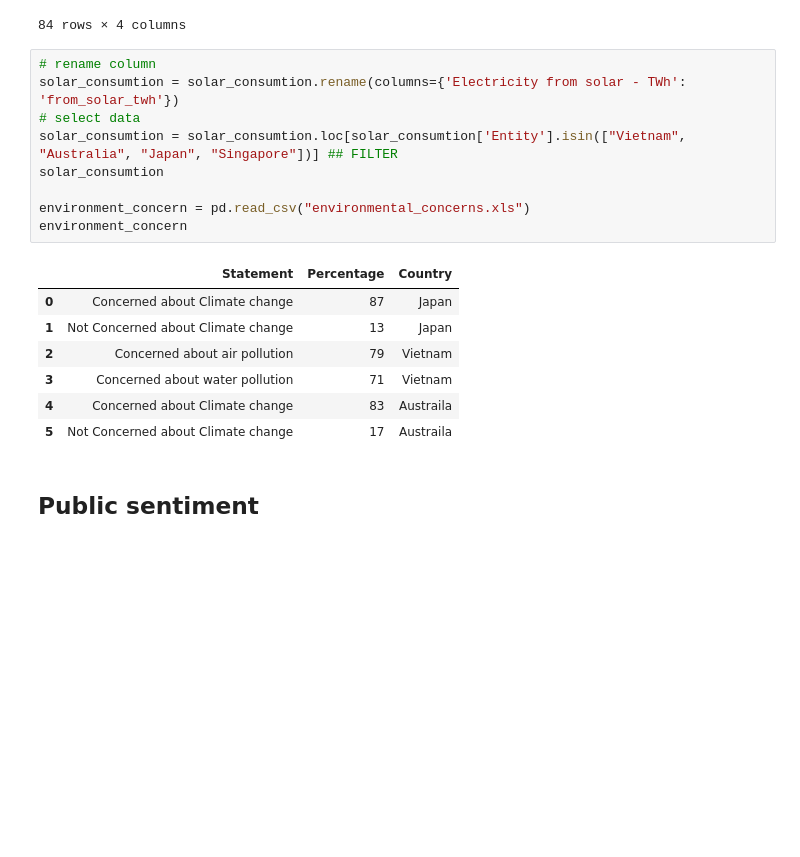
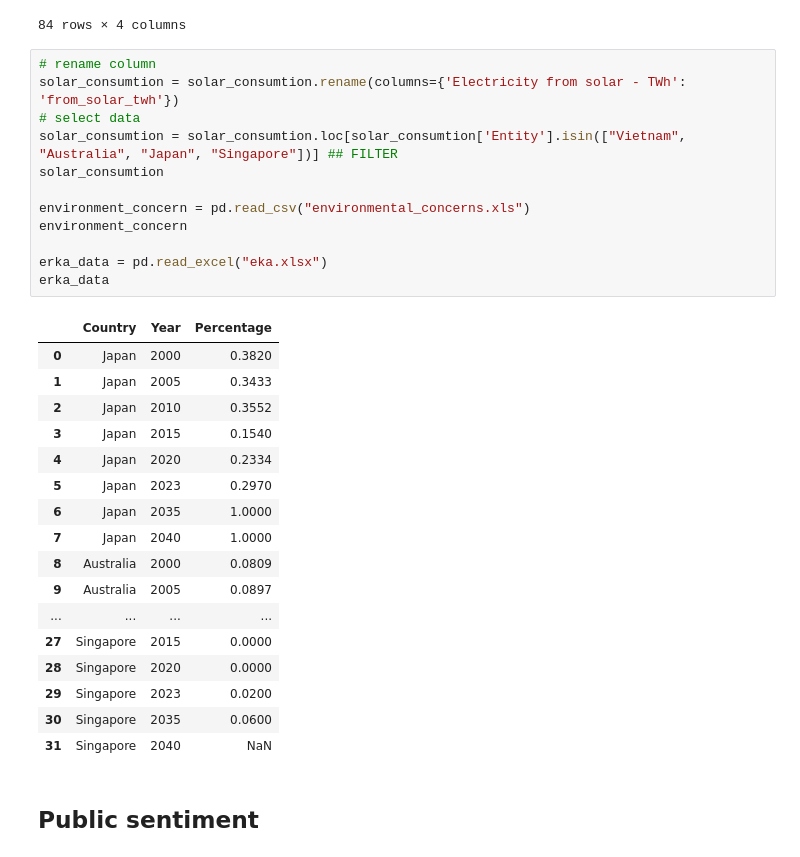
Before and after one commit to bay1900/solar-interactive-dashboard, a Jupyter notebook: interactive_dashboard.ipynb, the cells around one changed output. Cells and saved outputs as stored; diff of their text form; blank space fills up the shorter version.

```diff
--- a/interactive_dashboard.ipynb
+++ b/interactive_dashboard.ipynb
@@ -57,20 +58,33 @@ solar_capability
 # %%
 # rename column
 solar_consumtion = solar_consumtion.rename(columns={'Electricity from solar - TWh': 'from_solar_twh'})
 # select data
 solar_consumtion = solar_consumtion.loc[solar_consumtion['Entity'].isin(["Vietnam", "Australia", "Japan", "Singapore"])] ## FILTER
 solar_consumtion
 
 environment_concern = pd.read_csv("environmental_concerns.xls")
 environment_concern
+
+erka_data = pd.read_excel("eka.xlsx")
+erka_data
 # %% [output]
-|  | Statement | Percentage | Country |
-| 0 | Concerned about Climate change | 87 | Japan |
-| 1 | Not Concerned about Climate change | 13 | Japan |
-| 2 | Concerned about air pollution | 79 | Vietnam |
-| 3 | Concerned about water pollution | 71 | Vietnam |
-| 4 | Concerned about Climate change | 83 | Austraila |
-| 5 | Not Concerned about Climate change | 17 | Austraila |
+|  | Country | Year | Percentage |
+| 0 | Japan | 2000 | 0.3820 |
+| 1 | Japan | 2005 | 0.3433 |
+| 2 | Japan | 2010 | 0.3552 |
+| 3 | Japan | 2015 | 0.1540 |
+| 4 | Japan | 2020 | 0.2334 |
+| 5 | Japan | 2023 | 0.2970 |
+| 6 | Japan | 2035 | 1.0000 |
+| 7 | Japan | 2040 | 1.0000 |
+| 8 | Australia | 2000 | 0.0809 |
+| 9 | Australia | 2005 | 0.0897 |
+| ... | ... | ... | ... |
+| 27 | Singapore | 2015 | 0.0000 |
+| 28 | Singapore | 2020 | 0.0000 |
+| 29 | Singapore | 2023 | 0.0200 |
+| 30 | Singapore | 2035 | 0.0600 |
+| 31 | Singapore | 2040 | NaN |
 # %% [markdown]
 ## Public sentiment
 # %%
```
Also changed, not shown: parts of 12 cells of this notebook, 7 other files.
